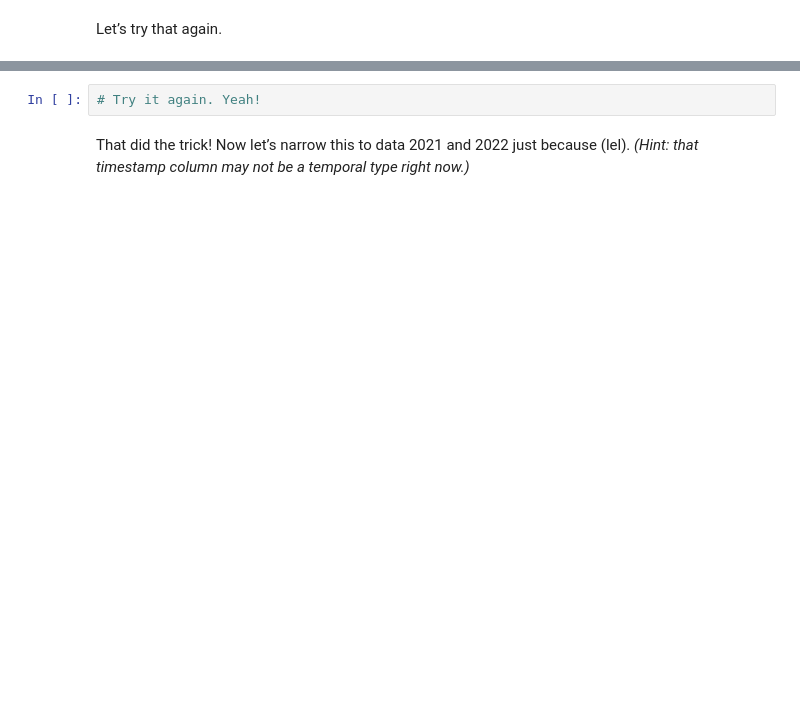
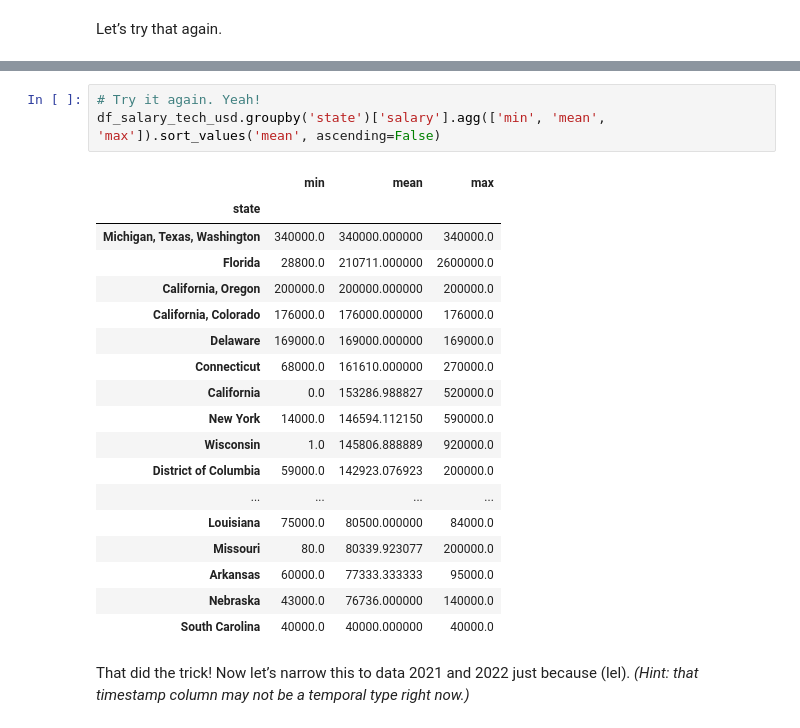
Before and after one commit to lxwooxy/my-fork-2024-fall-data-science, a Jupyter notebook: Week-02-DS-Overview-and-Data/Exercise-gw.ipynb, the cells around one changed output, grey strips where cells are left out. Drawn from its saved outputs; the diff is of its cells as text; blank space fills up the shorter version.

```diff
--- a/Week-02-DS-Overview-and-Data/Exercise-gw.ipynb
+++ b/Week-02-DS-Overview-and-Data/Exercise-gw.ipynb
@@ -225,5 +435,25 @@ Let’s try that again.
 # %%
 # Try it again. Yeah!
+df_salary_tech_usd.groupby('state')['salary'].agg(['min', 'mean', 'max']).sort_values('mean', ascending=False)
+# %% [output]
+|  | min | mean | max |
+| state |  |  |  |
+| Michigan, Texas, Washington | 340000.0 | 340000.000000 | 340000.0 |
+| Florida | 28800.0 | 210711.000000 | 2600000.0 |
+| California, Oregon | 200000.0 | 200000.000000 | 200000.0 |
+| California, Colorado | 176000.0 | 176000.000000 | 176000.0 |
+| Delaware | 169000.0 | 169000.000000 | 169000.0 |
+| Connecticut | 68000.0 | 161610.000000 | 270000.0 |
+| California | 0.0 | 153286.988827 | 520000.0 |
+| New York | 14000.0 | 146594.112150 | 590000.0 |
+| Wisconsin | 1.0 | 145806.888889 | 920000.0 |
+| District of Columbia | 59000.0 | 142923.076923 | 200000.0 |
+| ... | ... | ... | ... |
+| Louisiana | 75000.0 | 80500.000000 | 84000.0 |
+| Missouri | 80.0 | 80339.923077 | 200000.0 |
+| Arkansas | 60000.0 | 77333.333333 | 95000.0 |
+| Nebraska | 43000.0 | 76736.000000 | 140000.0 |
+| South Carolina | 40000.0 | 40000.000000 | 40000.0 |
 # %% [markdown]
 That did the trick! Now let’s narrow this to data 2021 and 2022 just because (lel). *(Hint: that timestamp column may not be a temporal type right now.)*
 # %%
```
Also changed, not shown: parts of 32 cells of this notebook, 2 other files.
